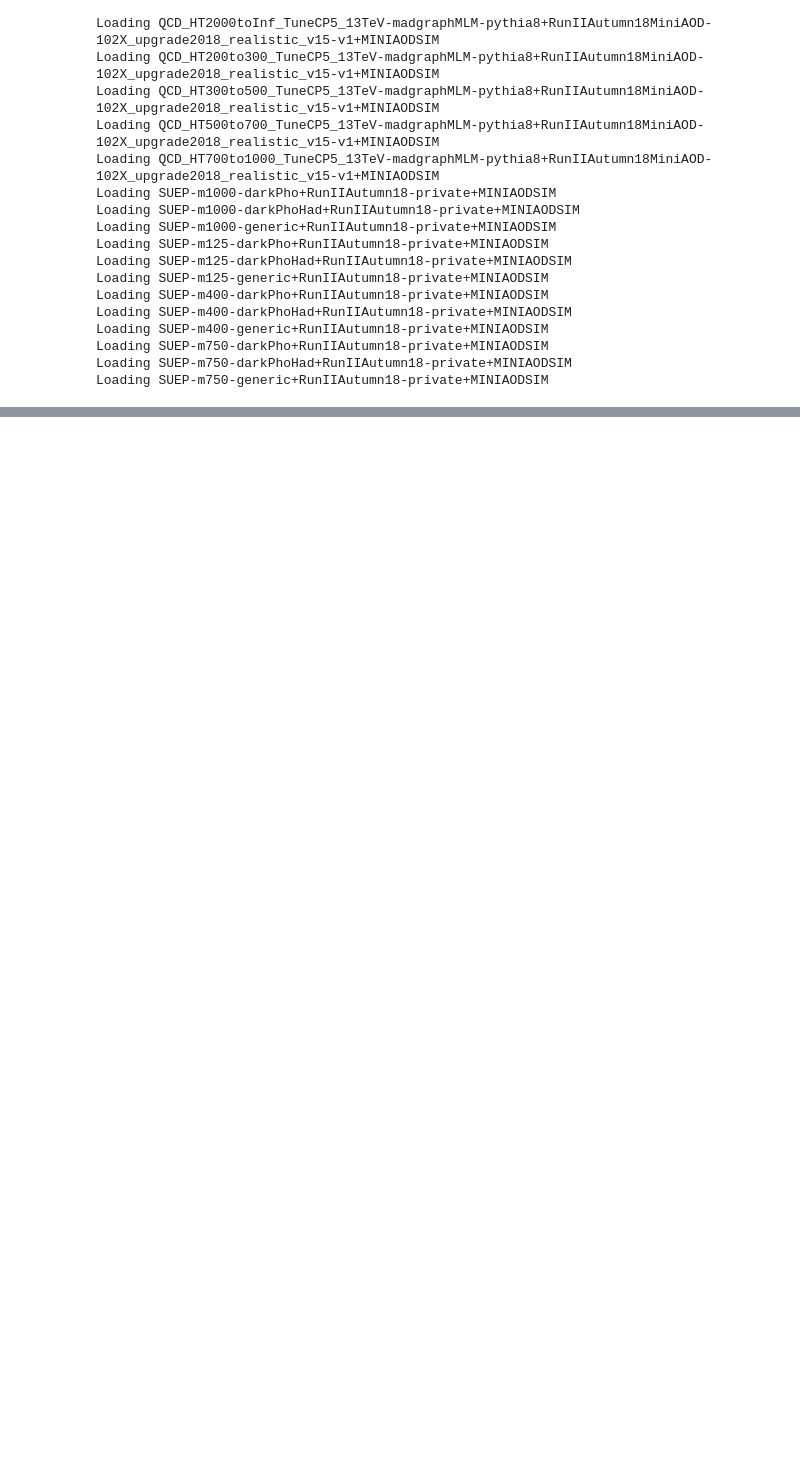
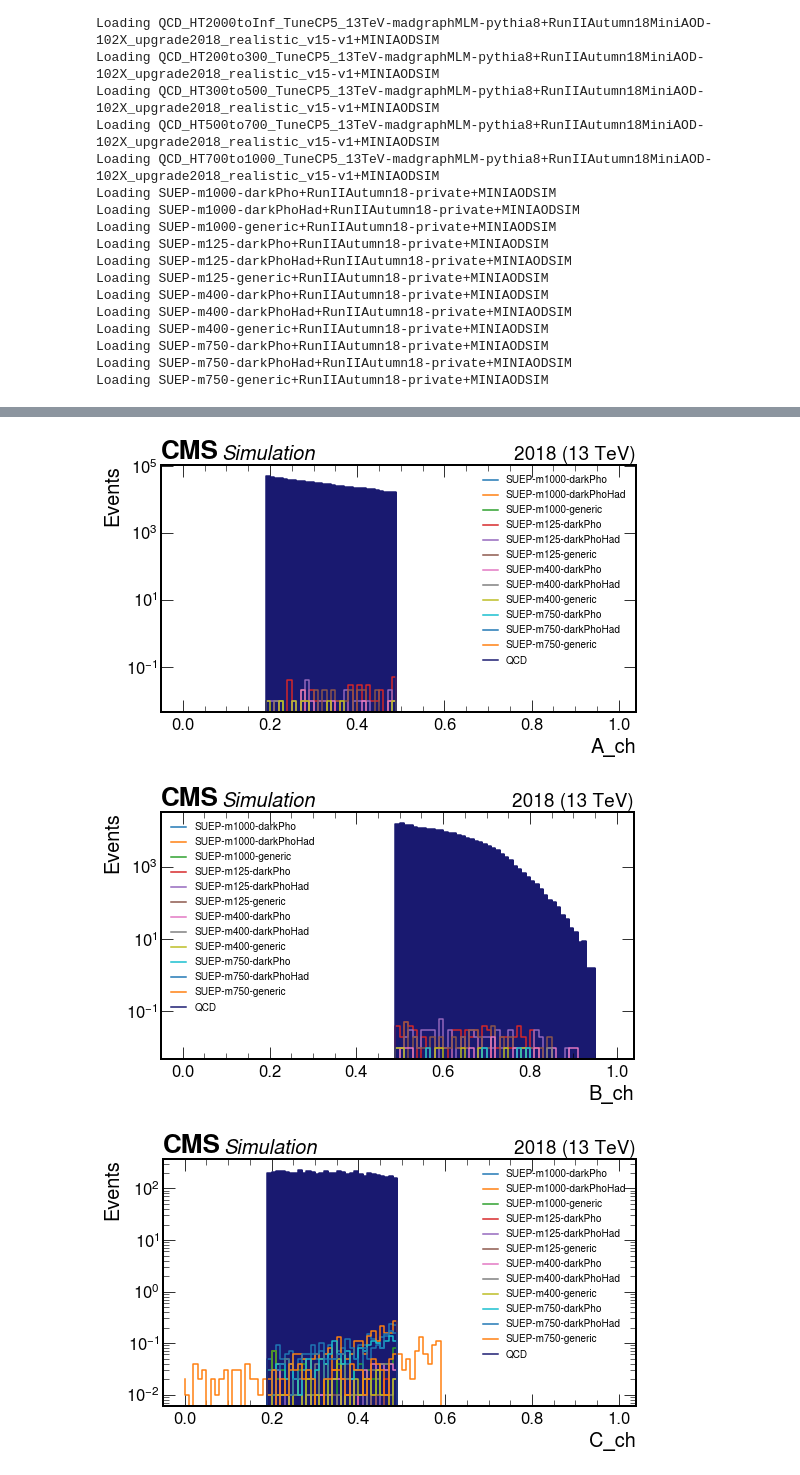
Before and after one commit to SUEPPhysics/SUEPCoffea_dask, a Jupyter notebook: plotting/plot.ipynb, the cells around one changed output, grey strips where cells are left out. Saved outputs shown, nothing was run; the diff lists cells and outputs as text; code cells hidden in the pictures; blank space fills up the shorter version.

```diff
--- a/plotting/plot.ipynb
+++ b/plotting/plot.ipynb
@@ -333,6 +372,9 @@ def nested_dict(n, type):
 SUEPdata = nested_dict(3,float)
 QCDdata = nested_dict(2,float)
 # %%
+### Make ABCD plots and table based on selection (e.g. 'ch', 'mult')
+selection = 'ch'
+
 for plot_label in ['A_'+selection,'B_'+selection,'C_'+selection,'D_exp_'+selection,'D_obs_'+selection]:
     save = True
 
@@ -340,30 +382,34 @@ for plot_label in ['A_'+selection,'B_'+selection,'C_'+selection,'D_exp_'+selecti
     fig, ax = plt.subplots(figsize=(8,5))
     hep.cms.label(data=False,year='2018', fontsize=20)
 
     # keep the SUEP hists separate for each sample
     SUEP_hists,SUEP_labels = [],[]
     for sample in list(SUEP_plots.keys()):
         i = find_nth(sample,'+',1)
         SUEP_labels.append(sample[:i])
         SUEP_hists.append(SUEP_plots[sample][plot_label])
 
         SUEPdata[sample[:i]][plot_label]["value"] = np.sum(SUEP_plots[sample][plot_label].values())
         SUEPdata[sample[:i]][plot_label]["err"] = np.sum(SUEP_plots[sample][plot_label].variances())
 
     # combine the QCD hists
     for i,QCD_sample in enumerate(QCD_plots.keys()):
         if i==0: hQCD = QCD_plots[QCD_sample][plot_label]
         else: hQCD = hQCD + QCD_plots[QCD_sample][plot_label]
 
     # plot QCD, SUEP
     for hSUEP, l in zip(SUEP_hists, SUEP_labels): plot1d(hSUEP, ax, l)
     plot1d(hQCD, ax, 'QCD')
     SUEPdata['QCD'][plot_label]["value"] = np.sum(hQCD.values())
     SUEPdata['QCD'][plot_label]["err"] = np.sum(hQCD.variances())
 
     ax.set_yscale('log')
     ax.legend(loc='best', fontsize=10, framealpha=1, facecolor='white', shadow=True)
     fig.tight_layout()
     fig.show()
 
     if save: fig.savefig(output_label + "_" + plot_label +".pdf", bbox_inches='tight')
+# %% [output]
+[figure, added]
+[figure, added]
+[figure, added]
```
Also changed, not shown: parts of 10 cells of this notebook.
